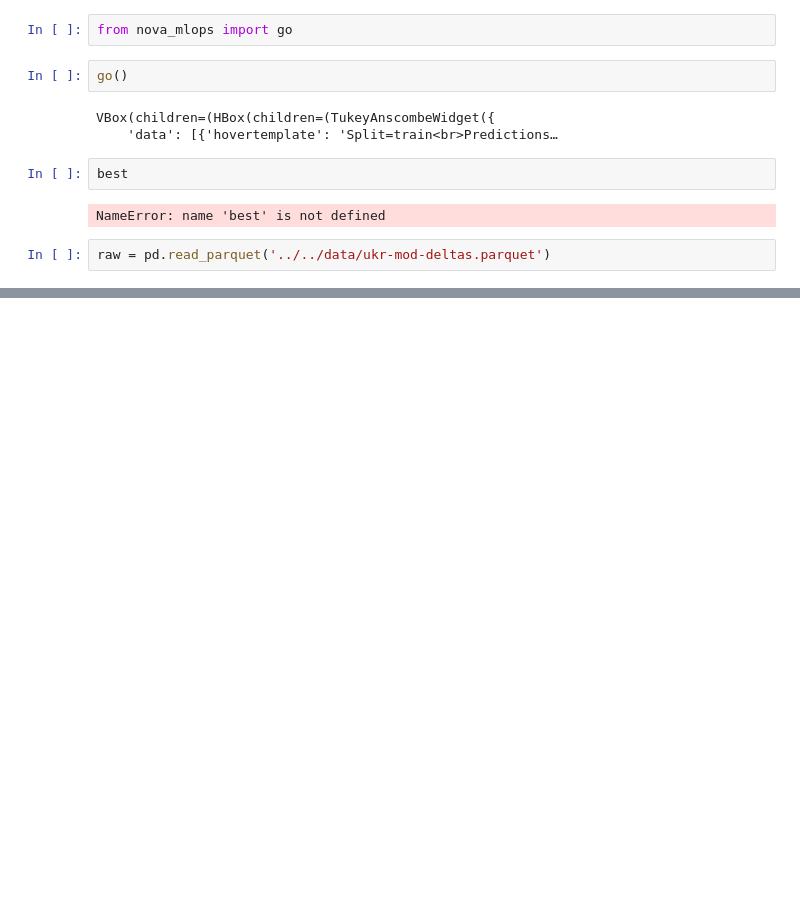
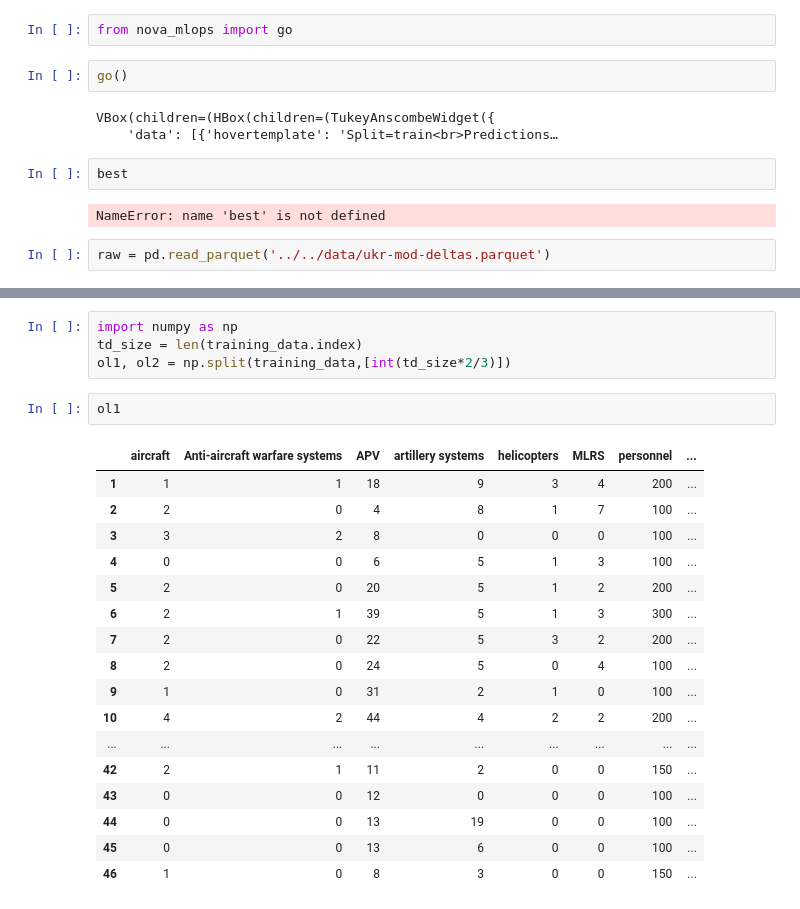
Before and after one commit to JJ/nova-mlops, a Jupyter notebook: code/python/explore.ipynb, the cells around one changed output, grey strips where cells are left out. Drawn from its saved outputs; the diff is of its cells as text; blank space fills up the shorter version.

Commit message:
Exploring splits

```diff
--- a/code/python/explore.ipynb
+++ b/code/python/explore.ipynb
@@ -26,0 +27,24 @@ plot_model(best, plot='error')
+# %%
+import numpy as np
+td_size = len(training_data.index)
+ol1, ol2 = np.split(training_data,[int(td_size*2/3)])
+# %%
+ol1
+# %% [output]
+|  | aircraft | Anti-aircraft warfare systems | APV | artillery systems | helicopters | MLRS | personnel | ... |
+| 1 | 1 | 1 | 18 | 9 | 3 | 4 | 200 | ... |
+| 2 | 2 | 0 | 4 | 8 | 1 | 7 | 100 | ... |
+| 3 | 3 | 2 | 8 | 0 | 0 | 0 | 100 | ... |
+| 4 | 0 | 0 | 6 | 5 | 1 | 3 | 100 | ... |
+| 5 | 2 | 0 | 20 | 5 | 1 | 2 | 200 | ... |
+| 6 | 2 | 1 | 39 | 5 | 1 | 3 | 300 | ... |
+| 7 | 2 | 0 | 22 | 5 | 3 | 2 | 200 | ... |
+| 8 | 2 | 0 | 24 | 5 | 0 | 4 | 100 | ... |
+| 9 | 1 | 0 | 31 | 2 | 1 | 0 | 100 | ... |
+| 10 | 4 | 2 | 44 | 4 | 2 | 2 | 200 | ... |
+| ... | ... | ... | ... | ... | ... | ... | ... | ... |
+| 42 | 2 | 1 | 11 | 2 | 0 | 0 | 150 | ... |
+| 43 | 0 | 0 | 12 | 0 | 0 | 0 | 100 | ... |
+| 44 | 0 | 0 | 13 | 19 | 0 | 0 | 100 | ... |
+| 45 | 0 | 0 | 13 | 6 | 0 | 0 | 100 | ... |
+| 46 | 1 | 0 | 8 | 3 | 0 | 0 | 150 | ... |
```
Also changed, not shown: parts of 1 cell of this notebook.
